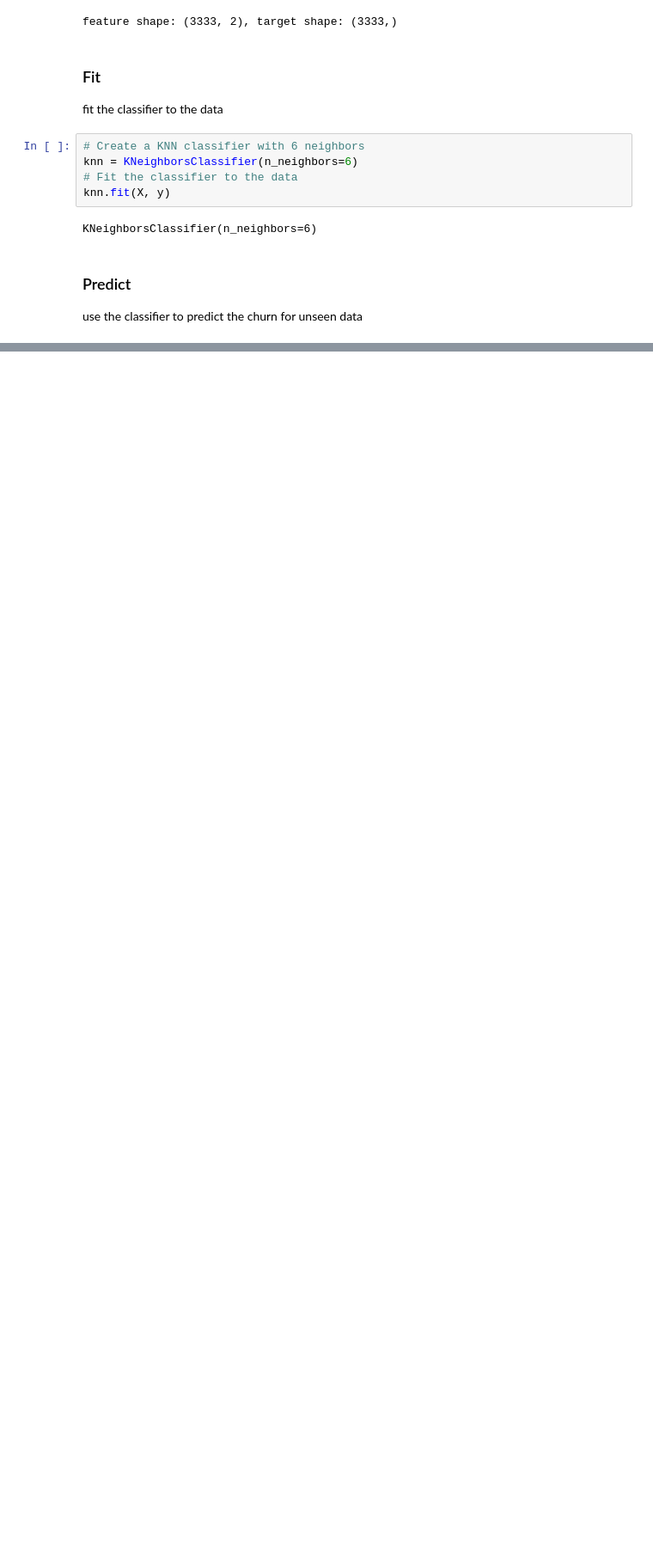
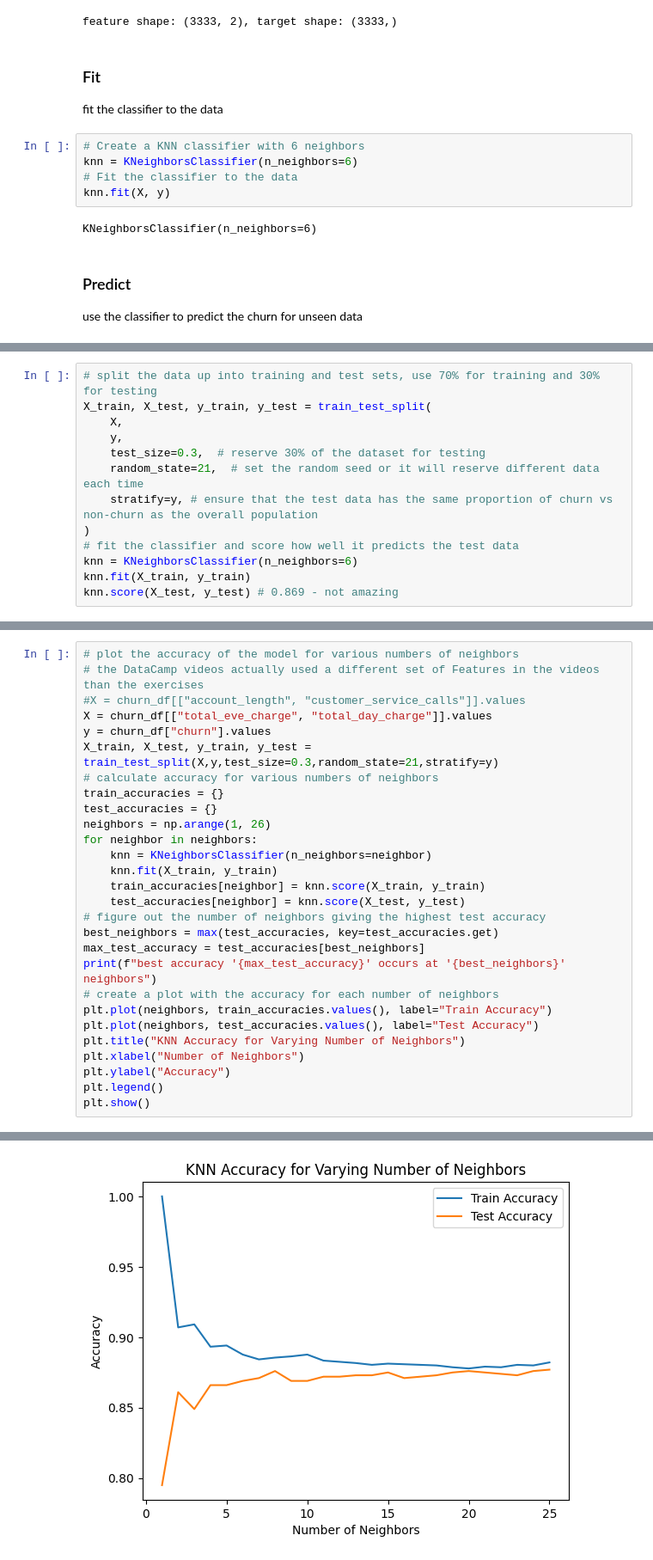
Before and after one commit to CombatWombatHub/aiml-notes, a Jupyter notebook: docs/source/datacamp/1_supervised_learning_scikit_learn/1_classification.ipynb, the cells around one changed output, grey strips where cells are left out. Shown: that part at 86% size. Cells and saved outputs as stored; diff of their text form; blank space fills up the shorter version.

```diff
--- a/docs/source/datacamp/1_supervised_learning_scikit_learn/1_classification.ipynb
+++ b/docs/source/datacamp/1_supervised_learning_scikit_learn/1_classification.ipynb
@@ -99,0 +106,13 @@ array([0, 1, 0])
+# %%
+# split the data up into training and test sets, use 70% for training and 30% for testing
+X_train, X_test, y_train, y_test = train_test_split(
+    X,
+    y,
+    test_size=0.3,  # reserve 30% of the dataset for testing
+    random_state=21,  # set the random seed or it will reserve different data each time
+    stratify=y, # ensure that the test data has the same proportion of churn vs non-churn as the overall population
+)
+# fit the classifier and score how well it predicts the test data
+knn = KNeighborsClassifier(n_neighbors=6)
+knn.fit(X_train, y_train)
+knn.score(X_test, y_test) # 0.869 - not amazing
@@ -99,0 +137,29 @@ array([0, 1, 0])
+# %%
+# plot the accuracy of the model for various numbers of neighbors
+# the DataCamp videos actually used a different set of Features in the videos than the exercises
+#X = churn_df[["account_length", "customer_service_calls"]].values
+X = churn_df[["total_eve_charge", "total_day_charge"]].values
+y = churn_df["churn"].values
+X_train, X_test, y_train, y_test = train_test_split(X,y,test_size=0.3,random_state=21,stratify=y)
+# calculate accuracy for various numbers of neighbors
+train_accuracies = {}
+test_accuracies = {}
+neighbors = np.arange(1, 26)
+for neighbor in neighbors:
+    knn = KNeighborsClassifier(n_neighbors=neighbor)
+    knn.fit(X_train, y_train)
+    train_accuracies[neighbor] = knn.score(X_train, y_train)
+    test_accuracies[neighbor] = knn.score(X_test, y_test)
+# figure out the number of neighbors giving the highest test accuracy
+best_neighbors = max(test_accuracies, key=test_accuracies.get)
+max_test_accuracy = test_accuracies[best_neighbors]
+print(f"best accuracy '{max_test_accuracy}' occurs at '{best_neighbors}' neighbors")
+# create a plot with the accuracy for each number of neighbors
+plt.plot(neighbors, train_accuracies.values(), label="Train Accuracy")
+plt.plot(neighbors, test_accuracies.values(), label="Test Accuracy")
+plt.title("KNN Accuracy for Varying Number of Neighbors")
+plt.xlabel("Number of Neighbors")
+plt.ylabel("Accuracy")
+plt.legend()
+plt.show()
+# %% [output]
@@ -99,0 +167 @@ array([0, 1, 0])
+[figure, added]
```
Also changed, not shown: parts of 13 cells of this notebook, 1 other file.
